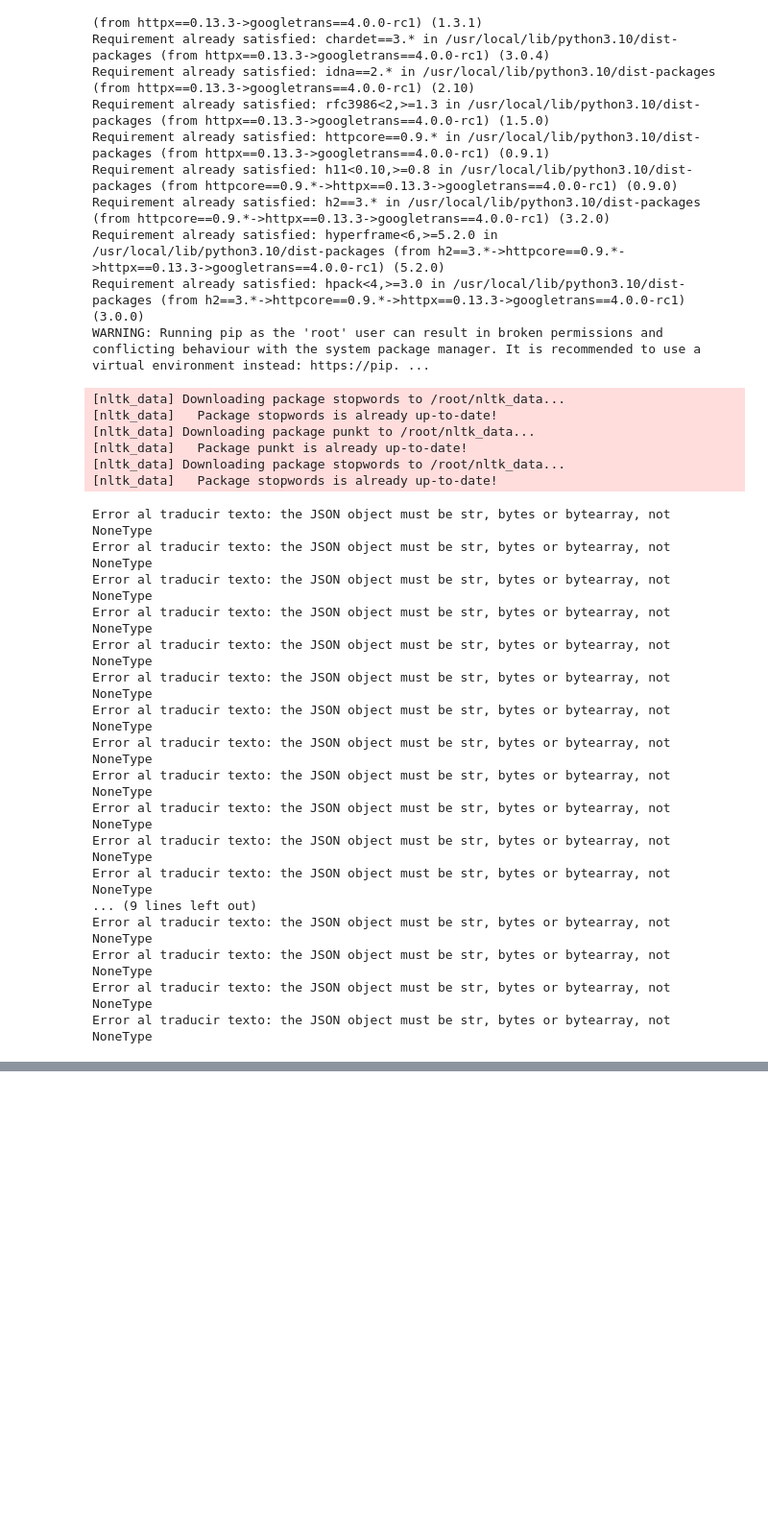
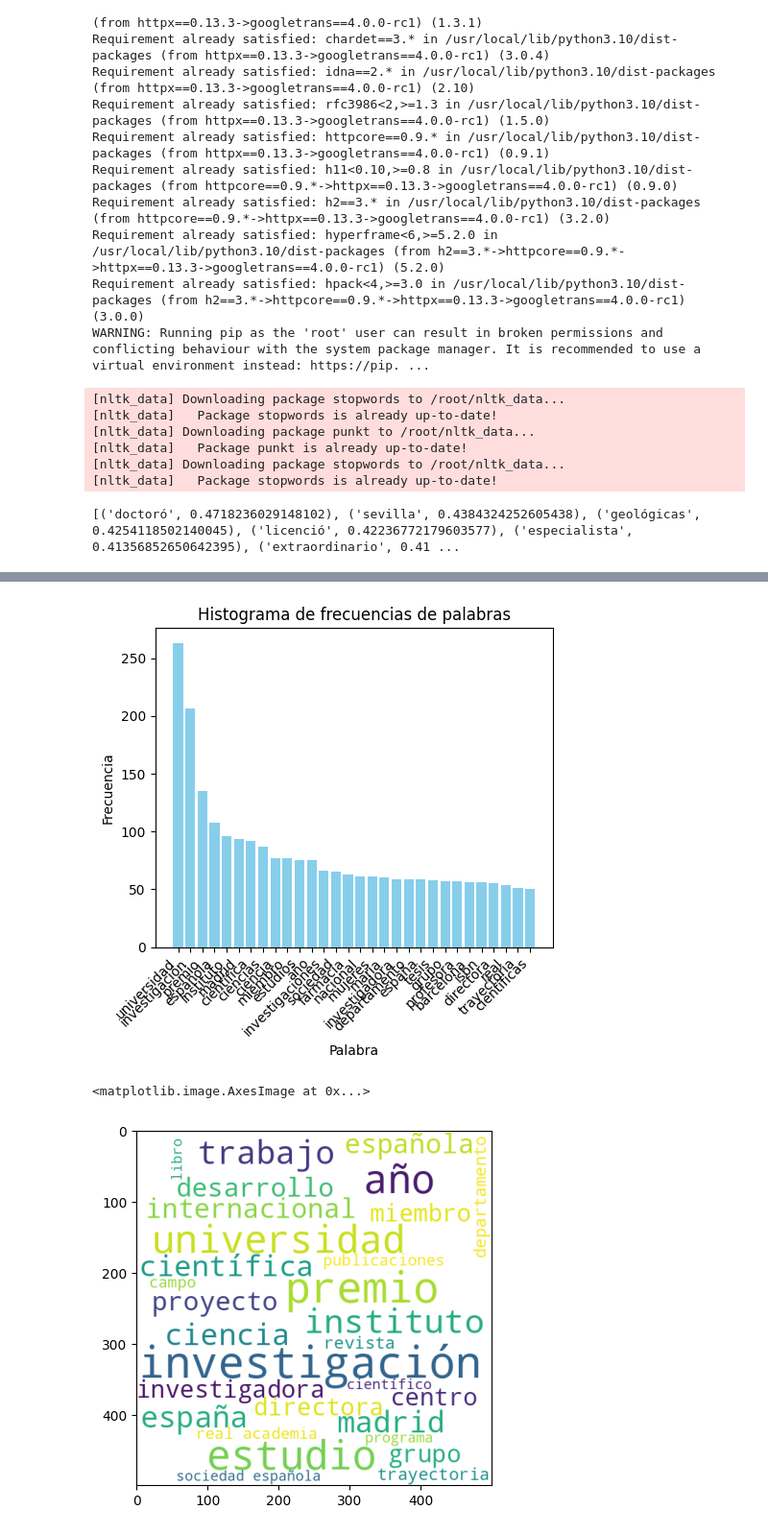
Before and after one commit to Sashka1101/TFG_Gender_Bias, a Jupyter notebook: CasoMujeresPreProcesado.ipynb, the cells around one changed output, grey strips where cells are left out. Shown: that part at 96% size. Saved outputs shown, nothing was run; the diff lists cells and outputs as text; code cells hidden in the pictures; blank space fills up the shorter version.

```diff
--- a/CasoMujeresPreProcesado.ipynb
+++ b/CasoMujeresPreProcesado.ipynb
@@ -157,42 +157,9 @@ nltk.download('punkt')
 nltk.download('stopwords')
 
 
-
-
-
 df = pd.read_csv('/DatosTFG_columnas_hombre_mujer.csv')
 
-def translate_text_batch(texts, source_language='es', target_language='en'):
-    translator = Translator()
-    translated_texts = []
-
-    for text in texts:
-        try:
-            translated_text = translator.translate(text, src=source_language, dest=target_language)
-            translated_texts.append(translated_text.text)
-        except Exception as e:
-            print("Error al traducir texto:", e)
-            translated_texts.append("")  # Agregar una cadena vacía en caso de error
-
-    return translated_texts
-
-# Leer el archivo CSV en chunks
-chunk_size = 1000  # Tamaño del chunk
-for chunk in pd.read_csv('/DatosTFG_columnas_hombre_mujer.csv', chunksize=chunk_size):
-    # Extraer la columna 'texto' del chunk actual
-    texts_to_translate = chunk['Biografía'].tolist()
-
-    # Traducir el texto en el chunk actual
-    translated_texts = translate_text_batch(texts_to_translate)
-
-    # Agregar la columna 'texto_traducido' al chunk actual
-    chunk['Biografía'] = translated_texts
-
-    # Escribir el chunk actual traducido en un nuevo archivo CSV
-
-
-print("Traducción por secciones completada. Resultados guardados en archivo_traducido.csv")
-
+#Creo que para lemmanization necesito pasar a inglés. Revisar eso.
 
 def clean_data(text):
     text = re.sub(r'[^ \nA-Za-z0-9À-ÖØ-öø-ÿ/]+', '', text)
@@ -238,8 +205,6 @@ def train_w2v(w2v_df):
 
 
 before = type(df.Biografía[0])
-
-df['Biografía'] = df['Biografía'].apply(translate_text)
 #print(before)
 df[['Biografía']] = df[['Biografía']].astype(str)
 df['Biografía'] = df['Biografía'].apply(change_lower)
@@ -247,11 +212,13 @@ df['Biografía'] = df['Biografía'].apply(clean_data)
 df['Biografía'] = df['Biografía'].apply(remover)
 df['Biografía'] = df['Biografía'].apply(remover2)
 
+text = ' '.join(df['Biografía'])
+
 
 w2v_df = get_w2vdf(df)
 w2v_model = train_w2v(w2v_df)
 
-print(w2v_model.wv.most_similar(positive=["Física"]))
+print(w2v_model.wv.most_similar(positive=["universidad"]))
 
 
 
@@ -387,20 +354,4 @@ plt.imshow(wc)
 [nltk_data]   Package punkt is already up-to-date!
 [nltk_data] Downloading package stopwords to /root/nltk_data...
 [nltk_data]   Package stopwords is already up-to-date!
-Error al traducir texto: the JSON object must be str, bytes or bytearray, not NoneType
-Error al traducir texto: the JSON object must be str, bytes or bytearray, not NoneType
-Error al traducir texto: the JSON object must be str, bytes or bytearray, not NoneType
-Error al traducir texto: the JSON object must be str, bytes or bytearray, not NoneType
-Error al traducir texto: the JSON object must be str, bytes or bytearray, not NoneType
-Error al traducir texto: the JSON object must be str, bytes or bytearray, not NoneType
-Error al traducir texto: the JSON object must be str, bytes or bytearray, not NoneType
-Error al traducir texto: the JSON object must be str, bytes or bytearray, not NoneType
-Error al traducir texto: the JSON object must be str, bytes or bytearray, not NoneType
-Error al traducir texto: the JSON object must be str, bytes or bytearray, not NoneType
-Error al traducir texto: the JSON object must be str, bytes or bytearray, not NoneType
-Error al traducir texto: the JSON object must be str, bytes or bytearray, not NoneType
-... (9 lines left out)
-Error al traducir texto: the JSON object must be str, bytes or bytearray, not NoneType
-Error al traducir texto: the JSON object must be str, bytes or bytearray, not NoneType
-Error al traducir texto: the JSON object must be str, bytes or bytearray, not NoneType
-Error al traducir texto: the JSON object must be str, bytes or bytearray, not NoneType
+[('doctoró', 0.4718236029148102), ('sevilla', 0.4384324252605438), ('geológicas', 0.4254118502140045), ('licenció', 0.42236772179603577), ('especialista', 0.41356852650642395), ('extraordinario', 0.41 ...
@@ -407,0 +362,3 @@ KeyError: "Key 'Física' not present in vocabulary"
+[figure, added]
+<matplotlib.image.AxesImage at 0x...>
+[figure, added]
```
Also changed, not shown: parts of 1 cell of this notebook.
